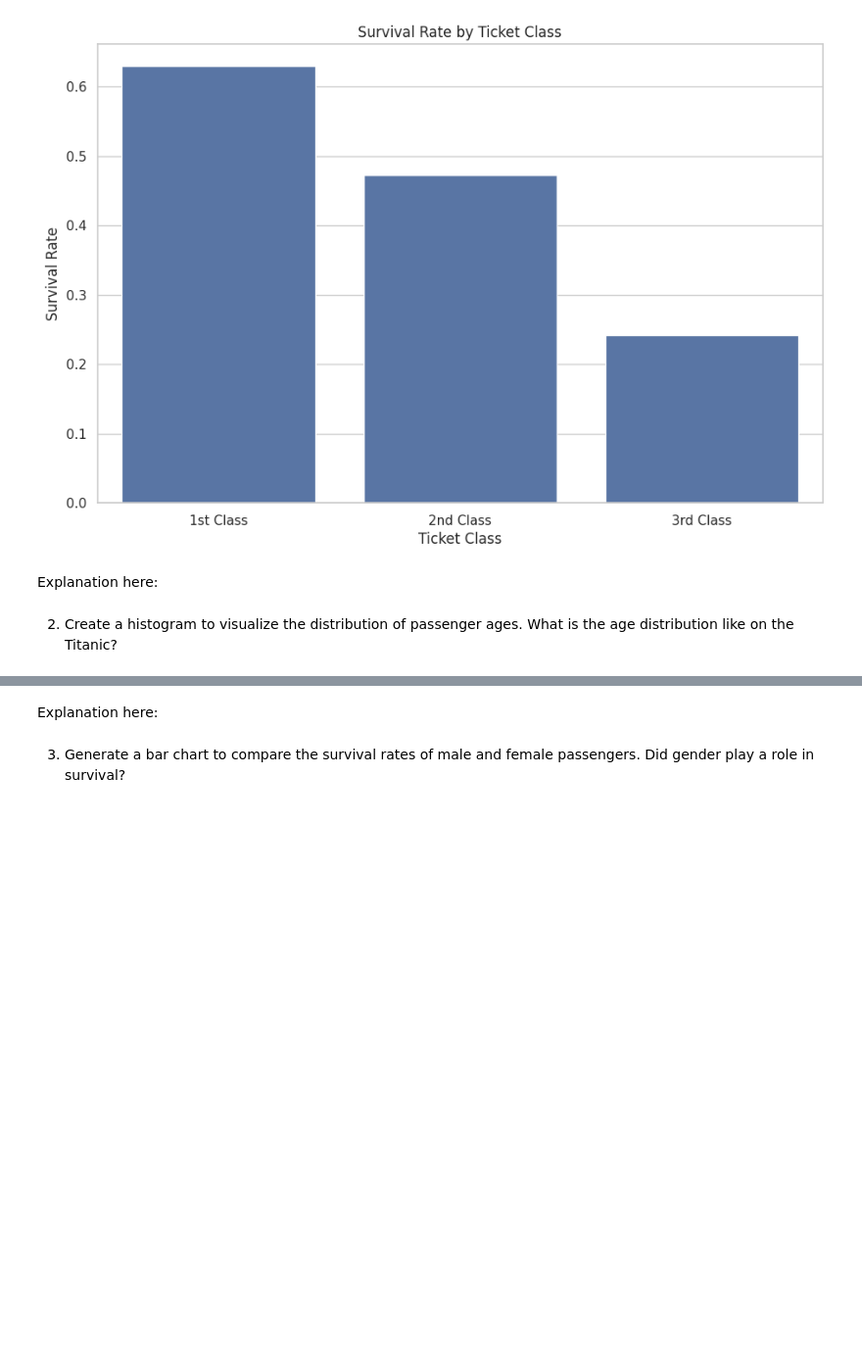
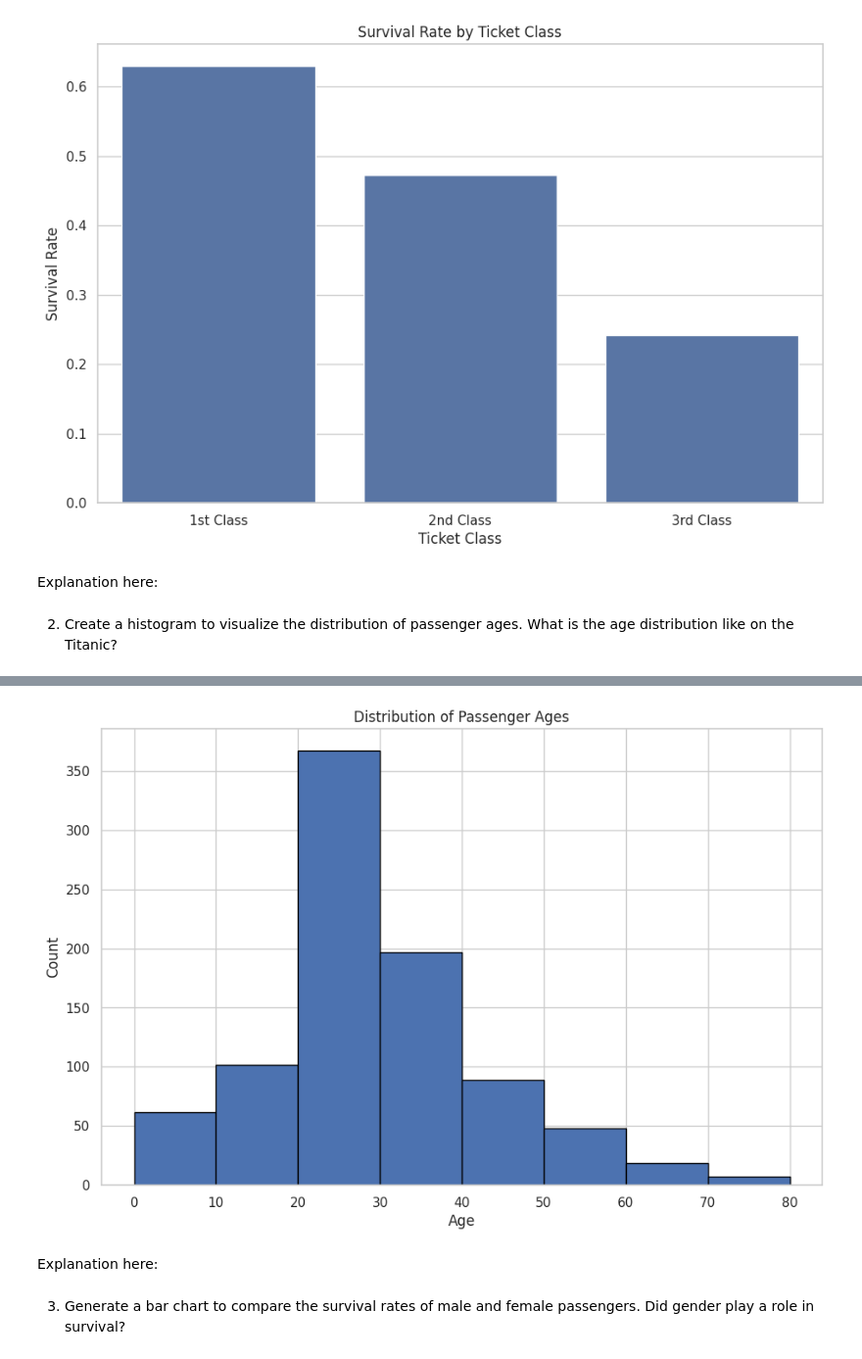
Before and after one commit to AvRob0/Avrob0.github.io, a Jupyter notebook: Week_4_Assignment_4_1.ipynb, the cells around one changed output, grey strips where cells are left out. Shown at 98% size. Saved outputs shown, nothing was run; the diff lists cells and outputs as text; code cells hidden in the pictures; blank space fills up the shorter version.

```diff
--- a/Week_4_Assignment_4_1.ipynb
+++ b/Week_4_Assignment_4_1.ipynb
@@ -53,7 +54,20 @@ Explanation here:
 # I put the titanic datafile into the variable titanic_db_2
 titanic_db_2 = pd.read_csv('Titanic.csv')
 titanic_db_2
+
+
 # Since the titanic database have missing data I will replace the missing values with the median of each class
-median_age = titanic_db_2.groupby(['class', 'sex']).mean()['age'].reset_indexes()
-titanic_db_2 = pd.merge(titanic_db_2, median_age, on=['class', 'sex'], how='left')
-titanic_db_2['age'].fillna((titanic_db_2['age'].median()), inplace=True)
+
+# Calculate the median age for each class
+median_age = titanic_db_2.groupby('class')['age'].median().reset_index()
+
+# Merge the median age back into the original DataFrame
+titanic_db_2 = pd.merge(titanic_db_2, median_age, on='class', how='left', suffixes=('', '_median'))
+
+# Fill missing ages with the median age for the corresponding class
+titanic_db_2['age'].fillna(titanic_db_2['age_median'], inplace=True)
+
+# Drop the temporary median age column
+titanic_db_2.drop('age_median', axis=1, inplace=True)
+
+titanic_db_2
@@ -60,3 +88,20 @@ titanic_db_2['age'].fillna((titanic_db_2['age'].median()), inplace=True)
+# %%
+bin_edges = np.arange(0, 81, 10)
+plt.hist(titanic_db_2['age'], bins=bin_edges, edgecolor='black')
+plt.title('Distribution of Passenger Ages')
+plt.xlabel('Age')
+plt.ylabel('Count')
+plt.show()
+# As you can see the distribution of the ages by the count of total number of passengers on the ship
+# Where you can see most of the passengers where in the ages between 20 - 30 ranging around 370 passengers on the ship
+# Then we have almost 200 passengers that are in the age between 30 - 40
+# Then we have almost 100 passengers that are in the age between 10 - 20
+# Then we have about 80 - 75 passengers between the ages 40 - 50
+# And then we have a decline from there from about 58 or 59 passengers are at ages between 50 - 60
+# After that we have about 30 passengers at ages 60 -70
+# With the remaining passengers coming in at about 10 - 15 passengers between ages 70 - 80
+# %% [output]
+[figure, added]
 # %% [markdown]
 Explanation here:
 # %% [markdown]
```
Also changed, not shown: parts of 5 cells of this notebook.
